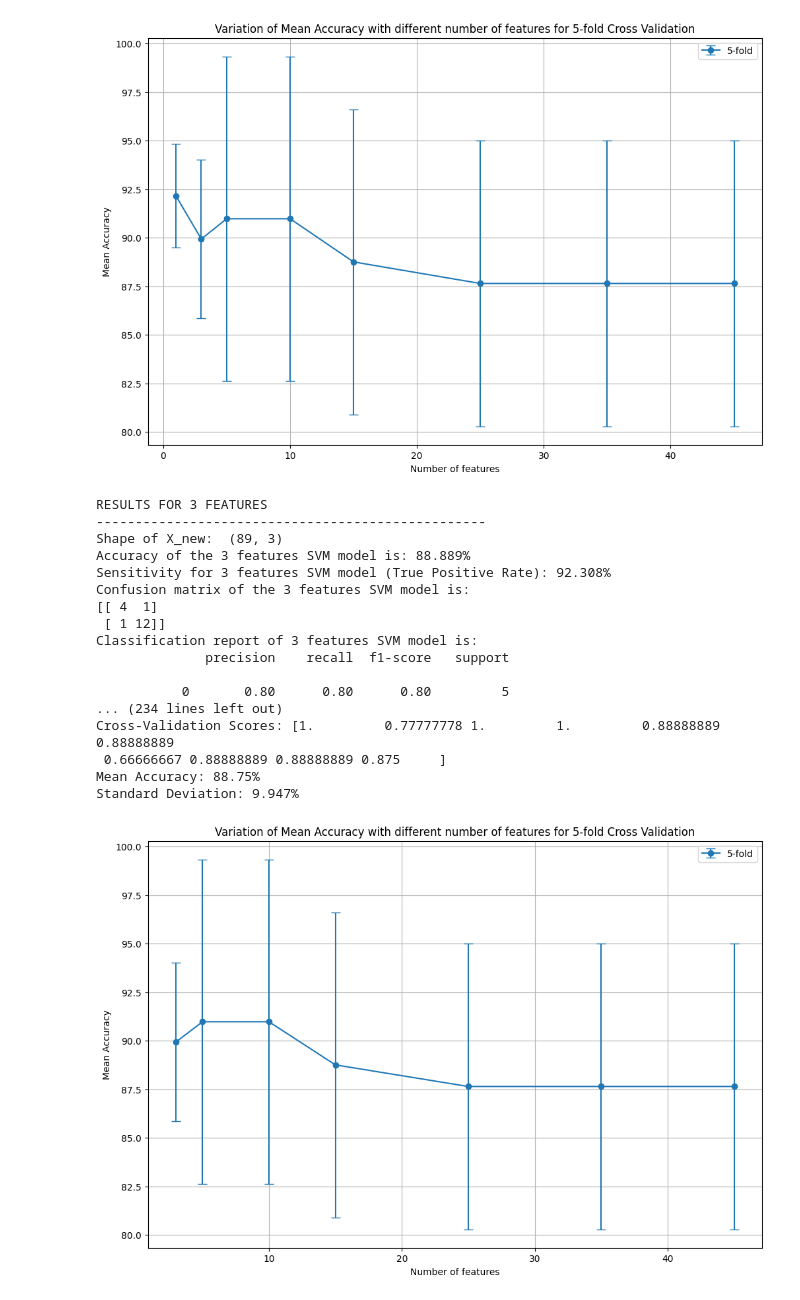
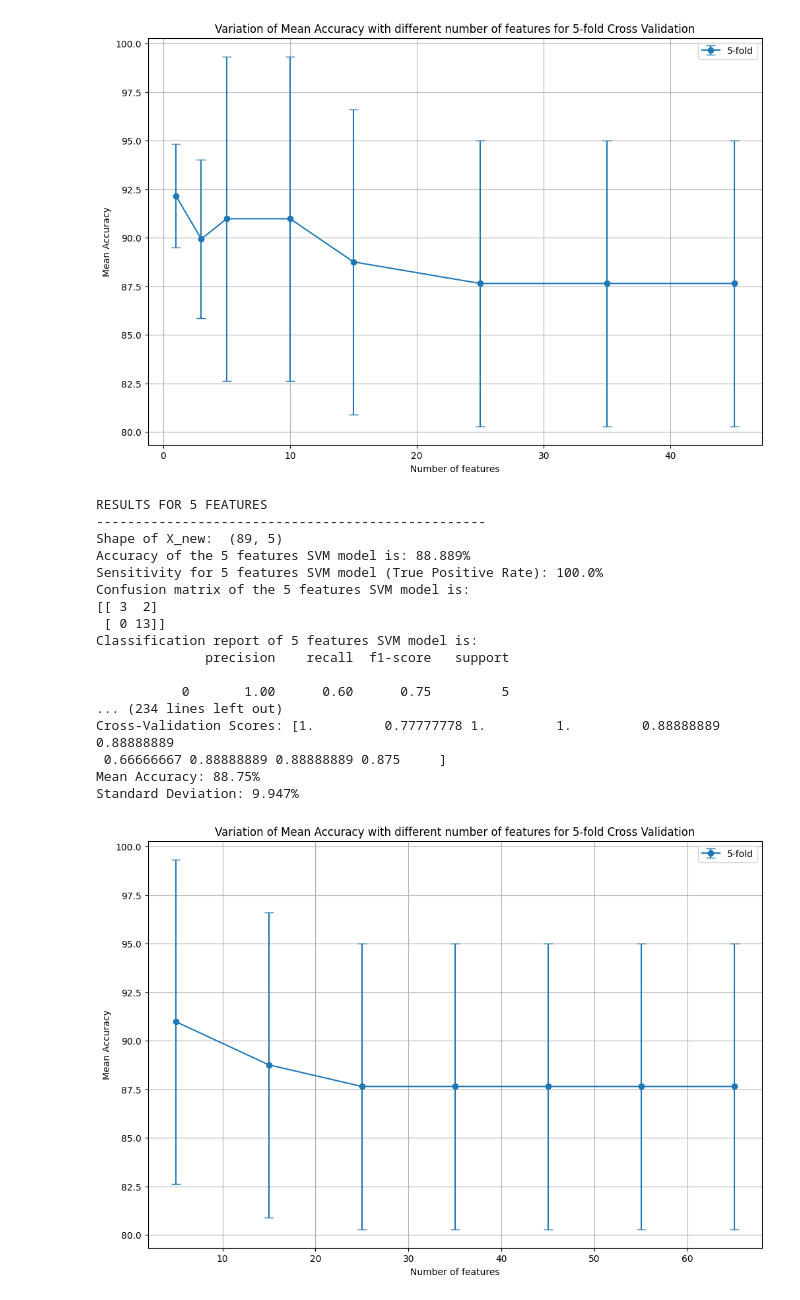
Before and after one commit to Sachira-Heshan/omic-data-and-machine-learning-in-the-identification-of-coronary-artery-disease, a Jupyter notebook: rna_data/models_with_rna_data.ipynb, the cells around one changed output. Saved outputs shown, nothing was run; the diff lists cells and outputs as text; code cells hidden in the pictures.

Commit message:
Different models with different number of features

```diff
--- a/rna_data/models_with_rna_data.ipynb
+++ b/rna_data/models_with_rna_data.ipynb
@@ -363,15 +245,15 @@ from sklearn.metrics import confusion_matrix
 from sklearn.metrics import accuracy_score
 from sklearn.metrics import classification_report
 
-no_of_features = [3, 5, 10, 15, 25, 35, 45]
+no_of_features = [5, 15, 25, 35, 45, 55, 65]
 cross_val_k = [5, 8, 10]
-results = {}
+results_svm = {}
 
 for feature_count in no_of_features:
     print(f"RESULTS FOR {feature_count} FEATURES")
     print("--------------------------------------------------")
 
-    results[feature_count] = {}
+    results_svm[feature_count] = {}
 
     # Feature selection using mutual information
     mi_classif = SelectKBest(score_func=mutual_info_classif, k=feature_count)
@@ -403,7 +285,7 @@ for feature_count in no_of_features:
     accuracy_svm_model = accuracy_score(y_test, y_pred)
     print(f"Accuracy of the {feature_count} features SVM model is: {round(accuracy_svm_model * 100, 3)}%")
 
-    results[feature_count]["accuracy"] = round(accuracy_svm_model * 100, 3)
+    results_svm[feature_count]["accuracy"] = round(accuracy_svm_model * 100, 3)
 
     # Confusion matrix of the model
     confusion_matrix_svm_model = confusion_matrix(y_test, y_pred)
@@ -415,7 +297,7 @@ for feature_count in no_of_features:
     sensitivity_svm_model = TP_svm_model / (TP_svm_model + FN_svm_model)
     print(f"Sensitivity for {feature_count} features SVM model (True Positive Rate): {round(sensitivity_svm_model * 100, 3)}%")
 
-    results[feature_count]["sensitivity"] = round(sensitivity_svm_model * 100, 3)
+    results_svm[feature_count]["sensitivity"] = round(sensitivity_svm_model * 100, 3)
 
     # Print the confusion matrix
     print(f"Confusion matrix of the {feature_count} features SVM model is: ")
@@ -430,7 +312,7 @@ for feature_count in no_of_features:
     for k in cross_val_k:
         print(f"{k}-fold Cross Validation")
 
-        results[feature_count][f"{k}-fold-CV"] = {}
+        results_svm[feature_count][f"{k}-fold-CV"] = {}
 
         # Create a cross-validation object (K-Fold cross-validator)
         kf = KFold(n_splits=k, shuffle=True, random_state=42)
@@ -445,25 +327,25 @@ for feature_count in no_of_features:
         print(f"Mean Accuracy: {round(scores.mean() * 100, 3)}%")
         print(f"Standard Deviation: {round(scores.std() * 100, 3)}%")
 
-        results[feature_count][f"{k}-fold-CV"]["mean-accuracy"] = round(scores.mean() * 100, 3)
-        results[feature_count][f"{k}-fold-CV"]["standard-deviation"] = round(scores.std() * 100, 3)
-        results[feature_count]["acc-std"] = f"{results[feature_count][f'{k}-fold-CV']['mean-accuracy']}% ± {results[feature_count][f'{k}-fold-CV']['standard-deviation']}%"
+        results_svm[feature_count][f"{k}-fold-CV"]["mean-accuracy"] = round(scores.mean() * 100, 3)
+        results_svm[feature_count][f"{k}-fold-CV"]["standard-deviation"] = round(scores.std() * 100, 3)
+        results_svm[feature_count]["acc-std"] = f"{results_svm[feature_count][f'{k}-fold-CV']['mean-accuracy']}% ± {results_svm[feature_count][f'{k}-fold-CV']['standard-deviation']}%"
 
         print("")
     print("")
 # %% [output]
-RESULTS FOR 3 FEATURES
+RESULTS FOR 5 FEATURES
 --------------------------------------------------
-Shape of X_new:  (89, 3)
-Accuracy of the 3 features SVM model is: 88.889%
-Sensitivity for 3 features SVM model (True Positive Rate): 92.308%
-Confusion matrix of the 3 features SVM model is:
-[[ 4  1]
- [ 1 12]]
-Classification report of 3 features SVM model is:
+Shape of X_new:  (89, 5)
+Accuracy of the 5 features SVM model is: 88.889%
+Sensitivity for 5 features SVM model (True Positive Rate): 100.0%
+Confusion matrix of the 5 features SVM model is:
+[[ 3  2]
+ [ 0 13]]
+Classification report of 5 features SVM model is:
               precision    recall  f1-score   support
 
-           0       0.80      0.80      0.80         5
+           0       1.00      0.60      0.75         5
 ... (234 lines left out)
 Cross-Validation Scores: [1.         0.77777778 1.         1.         0.88888889 0.88888889
  0.66666667 0.88888889 0.88888889 0.875     ]
@@ -471,21 +353,21 @@ Mean Accuracy: 88.75%
 Standard Deviation: 9.947%
 # %%
 # Extract the data for plotting
-x_values = results.keys()
-mean_5_fold = [item['5-fold-CV']['mean-accuracy'] for item in results.values()]
-std_5_fold = [item['5-fold-CV']['standard-deviation'] for item in results.values()]
+x_values = results_svm.keys()
+mean_5_fold = [item['5-fold-CV']['mean-accuracy'] for item in results_svm.values()]
+std_5_fold = [item['5-fold-CV']['standard-deviation'] for item in results_svm.values()]
 
 # Create a single plot for mean accuracy and standard deviation
 plt.figure(figsize=(12, 8))
 
 plt.errorbar(x_values, mean_5_fold, yerr=std_5_fold, marker='o', label='5-fold', linestyle='-', capsize=5)
 
 plt.xlabel('Number of features')
 plt.ylabel('Mean Accuracy')
 plt.title('Variation of Mean Accuracy with different number of features for 5-fold Cross Validation')
 plt.legend()
 plt.grid(True)
 
 plt.show()
 # %% [output]
-[figure, old version]
+[figure, new version]
```
Also changed, not shown: parts of 19 cells of this notebook.
